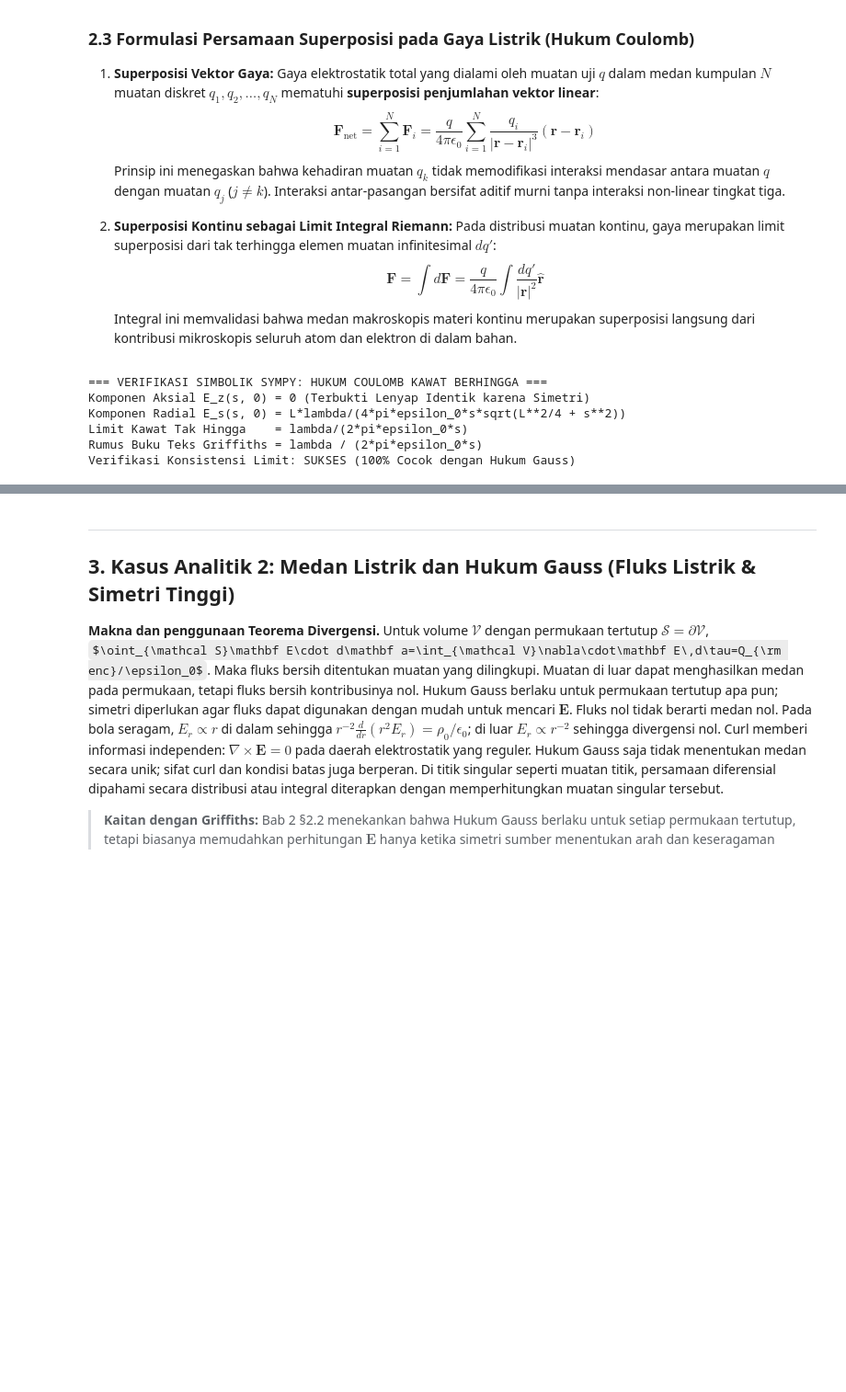
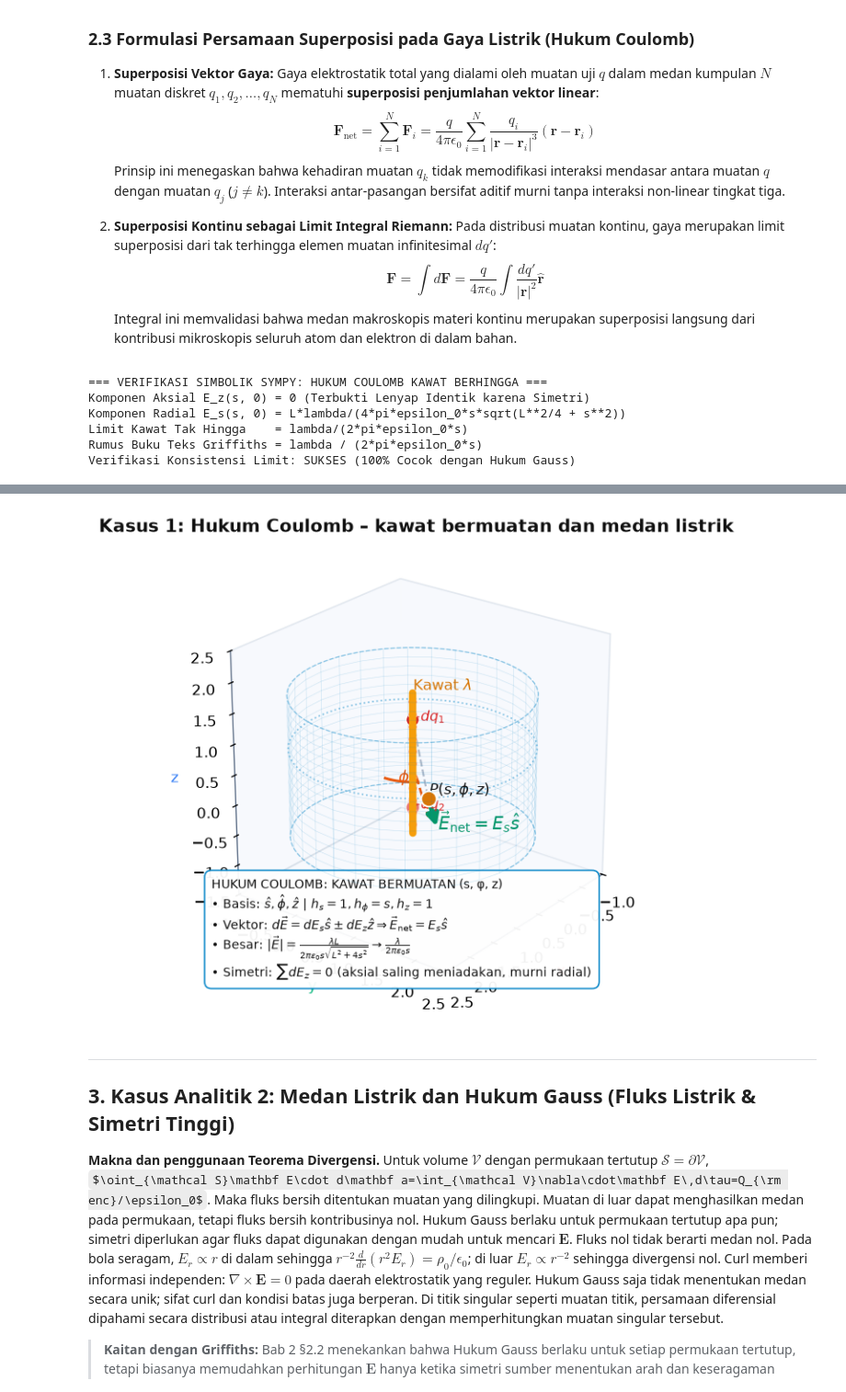
Before and after one commit to rootasgard/electrodynamic, a Jupyter notebook: elektrostatik.ipynb, the cells around one changed output, grey strips where cells are left out. Shown at 92% size. Cells and saved outputs as stored; diff of their text form; code cells hidden in the pictures; some formulas as TeX source; blank space fills up the shorter version.

```diff
--- a/elektrostatik.ipynb
+++ b/elektrostatik.ipynb
@@ -547,7 +215,7 @@ def plot_wire_scene(title="Proyeksi Koordinat Silinder: Hukum Coulomb & Medan Li
     """Visualisasi Proyeksi 3D Hukum Coulomb pada Kawat Lurus Bermuatan (Koordinat Silinder)."""
     fig = plt.figure(dpi=120)
     ax = fig.add_subplot(111, projection='3d')
-    setup_3d_pane(ax, xlim=(-1.0, 2.5), ylim=(-1.0, 2.5), zlim=(-1.5, 2.5), axis_len=2.4)
+    setup_3d_pane(ax, xlim=(-1.0, 2.5), ylim=(-1.0, 2.5), zlim=(-1.5, 2.5))
 
     # 1. Kawat lurus bermuatan pada sumbu z
     L = 2.4
@@ -601,38 +269,7 @@ def plot_wire_scene(title="Proyeksi Koordinat Silinder: Hukum Coulomb & Medan Li
     ax.plot([0, xp], [0, yp], [zp_src, zp], color='#94a3b8', ls='--', lw=1.3, alpha=0.75)
     ax.plot([0, xp], [0, yp], [-zp_src, zp], color='#94a3b8', ls='--', lw=1.3, alpha=0.75)
 
-    # 5. Triad Basis Silinder di P
-    u_len = 0.75
     s_hat = np.array([np.cos(phi0), np.sin(phi0), 0.0])
-    phi_hat = np.array([-np.sin(phi0), np.cos(phi0), 0.0])
-    z_hat = np.array([0.0, 0.0, 1.0])
-
-    ax.add_artist(Arrow3D([xp, xp+u_len*s_hat[0]], [yp, yp+u_len*s_hat[1]], [zp, zp+u_len*s_hat[2]],
-                          mutation_scale=12, color='#0284c7', arrowstyle='-|>', lw=2.2))
-    ax.text(xp+u_len*s_hat[0]+0.06, yp+u_len*s_hat[1]+0.06, zp, r'$\hat{s}$', color='#0284c7', fontweight='bold', fontsize=11)
-
-    ax.add_artist(Arrow3D([xp, xp+u_len*phi_hat[0]], [yp, yp+u_len*phi_hat[1]], [zp, zp+u_len*phi_hat[2]],
-                          mutation_scale=12, color='#ea580c', arrowstyle='-|>', lw=2.2))
-    ax.text(xp+u_len*phi_hat[0]-0.08, yp+u_len*phi_hat[1]+0.06, zp, r'$\hat{\phi}$', color='#ea580c', fontweight='bold', fontsize=11)
-
-    ax.add_artist(Arrow3D([xp, xp], [yp, yp], [zp, zp+u_len],
-                          mutation_scale=12, color='#7c3aed', arrowstyle='-|>', lw=2.2))
-    ax.text(xp, yp, zp+u_len+0.08, r'$\hat{z}$', color='#7c3aed', fontweight='bold', fontsize=11)
-
-    # 6. Arah-arah Vektor Medan Diferensial & Pembatalan Komponen Aksial
-    dE1 = (p_obs - p_src1) / np.linalg.norm(p_obs - p_src1)**3
-    dE2 = (p_obs - p_src2) / np.linalg.norm(p_obs - p_src2)**3
-    scale_dE = 0.55 / np.linalg.norm(dE1)
-    v_dE1 = dE1 * scale_dE
-    v_dE2 = dE2 * scale_dE
-
-    ax.add_artist(Arrow3D([xp, xp+v_dE1[0]], [yp, yp+v_dE1[1]], [zp, zp+v_dE1[2]],
-                          mutation_scale=10, color='#0284c7', arrowstyle='-|>', lw=1.6, ls='--'))
-    ax.text(xp+v_dE1[0]+0.04, yp+v_dE1[1]+0.04, zp+v_dE1[2], r'$d\vec{E}_1$', color='#0284c7', fontsize=9.5)
-
-    ax.add_artist(Arrow3D([xp, xp+v_dE2[0]], [yp, yp+v_dE2[1]], [zp, zp+v_dE2[2]],
-                          mutation_scale=10, color='#0284c7', arrowstyle='-|>', lw=1.6, ls='--'))
-    ax.text(xp+v_dE2[0]+0.04, yp+v_dE2[1]+0.04, zp+v_dE2[2], r'$d\vec{E}_2$', color='#0284c7', fontsize=9.5)
 
     # 7. Vektor Resultan Medan Listrik Netto (Murni Radial)
     E_net_len = 0.95
@@ -665,3 +301,4 @@ plot_wire_scene("Kasus 1: Hukum Coulomb – kawat bermuatan dan medan listrik")
+[figure, added]
 # %% [markdown]
 ---
 ## 3. Kasus Analitik 2: Medan Listrik dan Hukum Gauss (Fluks Listrik & Simetri Tinggi)
```
Also changed, not shown: parts of 17 cells of this notebook, 6 other files.
